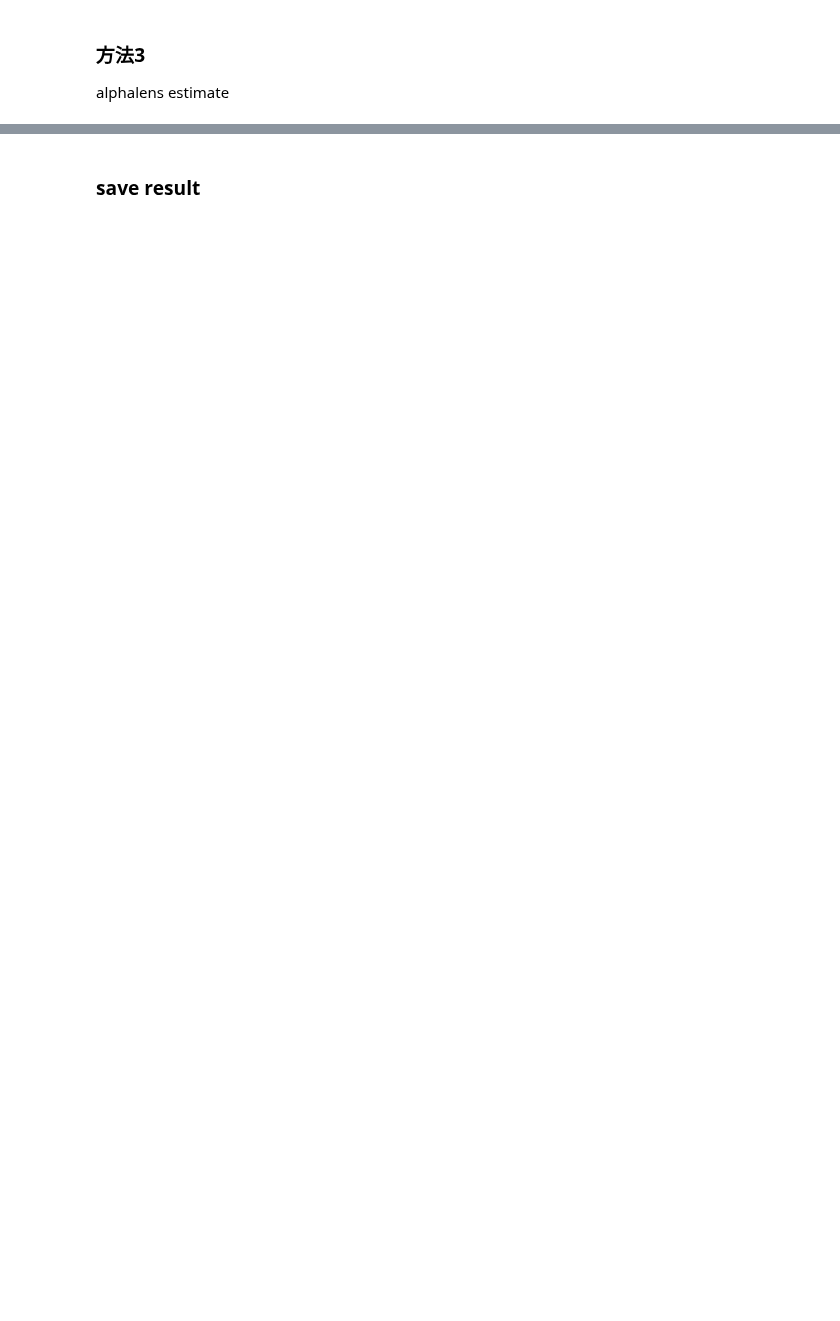
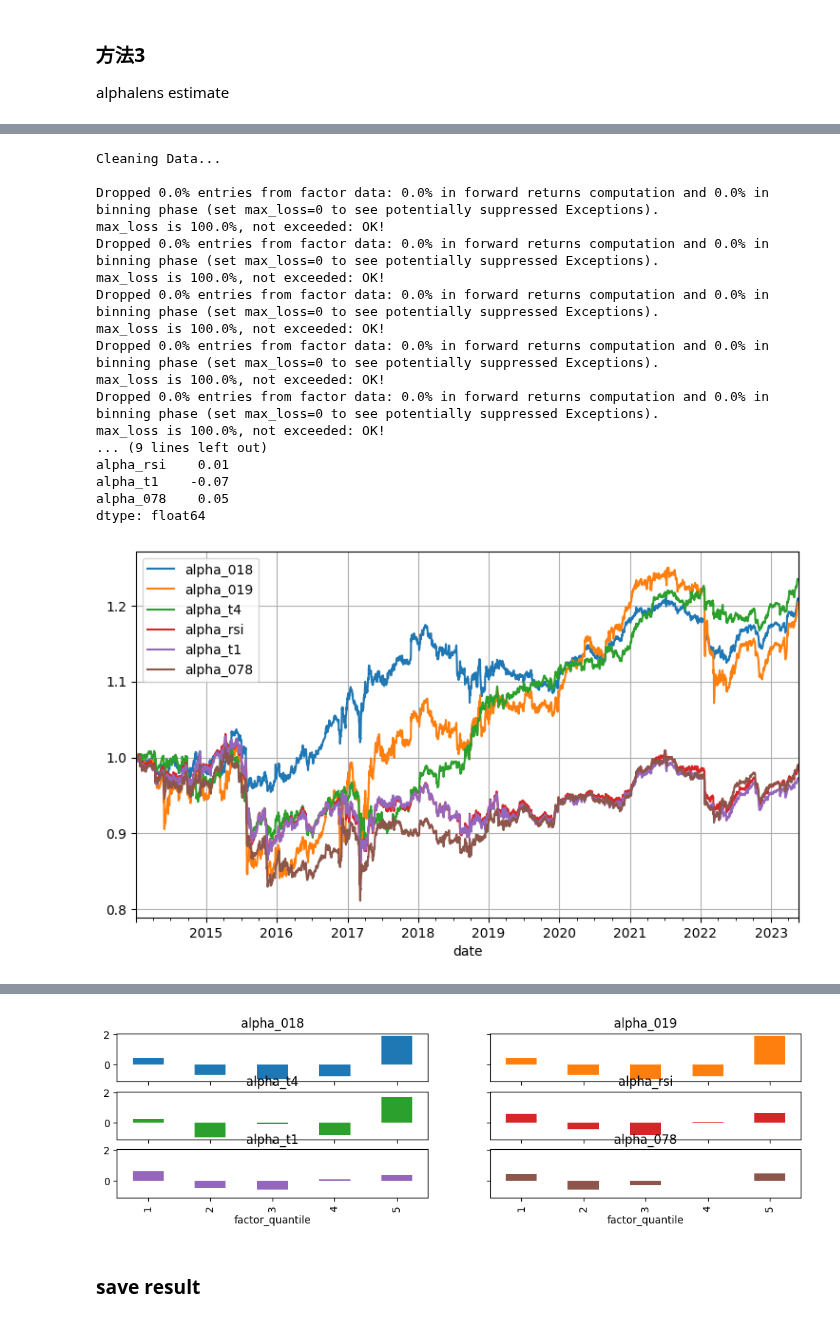
Before and after one commit to JiaRuiming-1/AI-Trading, a Jupyter notebook: alpha_factor/Bitcon_Test.ipynb, the cells around one changed output, grey strips where cells are left out. Cells and saved outputs as stored; diff of their text form; code cells hidden in the pictures; blank space fills up the shorter version.

```diff
--- a/alpha_factor/Bitcon_Test.ipynb
+++ b/alpha_factor/Bitcon_Test.ipynb
@@ -575,4 +501,6 @@ alphalens estimate
 # %%
 universe = universe.sort_values(by=['date','ts_code'])
 universe_est = universe.copy(deep=True)
+start_time = '2023-01-01 00:00:00'
+universe_est = universe_est.loc[universe_est.index >= start_time]
 universe_est.index.unique()
@@ -579,6 +520,6 @@ universe_est.index.unique()
 # %%
 # dates = pd.date_range(end=pd.to_datetime('2023-03-29 00:00:00', format='%Y-%m-%d %H:%M:%S'),
 #                       periods=len(universe_est.index.unique()), freq='D')
-dates = pd.date_range(end=pd.Timestamp('2023-03-28 00:00:00'),
+dates = pd.date_range(end=pd.Timestamp('2023-05-26 00:00:00'),
                       periods=len(universe_est.index.unique()), freq='D')
 dates
@@ -619,7 +571,7 @@ def show_sample_results(factors_with_alpha, features, pricing=all_pricing, holdi
 
     # Calculate Factor Returns and Sharpe Ratio
     factor_returns = ph.get_factor_returns(factor_data)
-    sharpe_ratio = np.sqrt(252 * 12) * factor_returns.mean() / factor_returns.std()
+    sharpe_ratio = np.sqrt(252 * 20) * factor_returns.mean() / factor_returns.std()
 
     # Show Results
     print('             Sharpe Ratios')
@@ -641,10 +593,30 @@ def show_sample_results(factors_with_alpha, features, pricing=all_pricing, holdi
 #all_pricing.head()
 # %%
 features = [
-       #'alpha_wtr', 'alpha_ppo', 'alpha_112',  'alpha_kama2',  'alpha_028', 'alpha_083', 'alpha_rsi',
-        'alpha_028',
+        'alpha_018', 'alpha_019', 'alpha_t4', 'alpha_rsi', 'alpha_t1', 'alpha_078',
+        #'alpha_wt','alpha_cci',  'alpha_srsi', 'alpha_t2', 'alpha_t3',
+        #'alpha_006', 'alpha_008', 'alpha_029', 'alpha_061', 'alpha_111', 'alpha_112', 'alpha_131'
         ]
-cond1 = all_factors['fake_date']>'2008-08-01'
-cond2 = all_factors['fake_date']<'2023-03-30'
+cond1 = all_factors['fake_date']>'2014-01-01'
+cond2 = all_factors['fake_date']<'2023-06-01'
 eva_df = all_factors.loc[cond1 & cond2]
 show_sample_results(eva_df, features, pricing=all_pricing, holding_time=1)
+# %% [output]
+Cleaning Data...
+
+Dropped 0.0% entries from factor data: 0.0% in forward returns computation and 0.0% in binning phase (set max_loss=0 to see potentially suppressed Exceptions).
+max_loss is 100.0%, not exceeded: OK!
+Dropped 0.0% entries from factor data: 0.0% in forward returns computation and 0.0% in binning phase (set max_loss=0 to see potentially suppressed Exceptions).
+max_loss is 100.0%, not exceeded: OK!
+Dropped 0.0% entries from factor data: 0.0% in forward returns computation and 0.0% in binning phase (set max_loss=0 to see potentially suppressed Exceptions).
+max_loss is 100.0%, not exceeded: OK!
+Dropped 0.0% entries from factor data: 0.0% in forward returns computation and 0.0% in binning phase (set max_loss=0 to see potentially suppressed Exceptions).
+max_loss is 100.0%, not exceeded: OK!
+Dropped 0.0% entries from factor data: 0.0% in forward returns computation and 0.0% in binning phase (set max_loss=0 to see potentially suppressed Exceptions).
+max_loss is 100.0%, not exceeded: OK!
+... (9 lines left out)
+alpha_rsi    0.01
+alpha_t1    -0.07
+alpha_078    0.05
+dtype: float64
+[figure, added]
@@ -651,3 +624,4 @@ show_sample_results(eva_df, features, pricing=all_pricing, holding_time=1)
+[figure, added]
 # %%
 test = all_factors.loc[all_factors.index.get_level_values(0)>'2016-04-01']
 factor_data = ph.build_factor_data(test[['alpha_028', 'alpha_ppo', 'alpha_112']],
```
Also changed, not shown: parts of 81 cells of this notebook.
